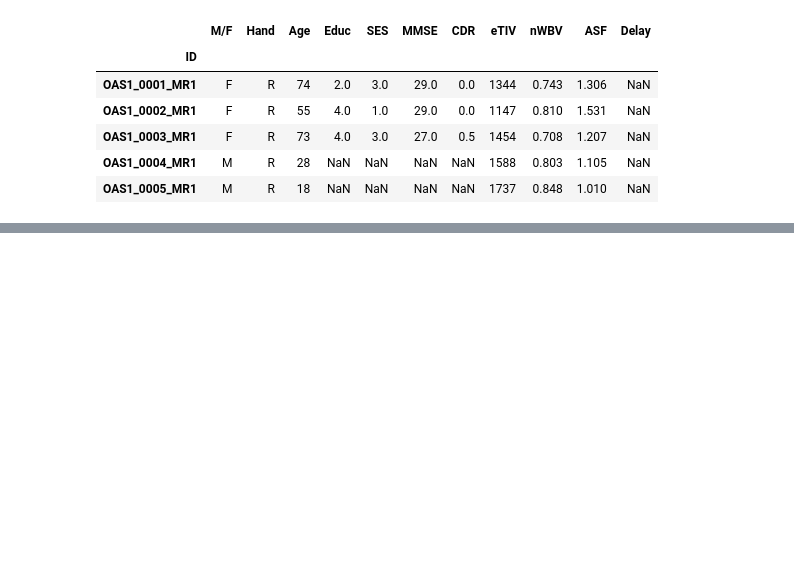
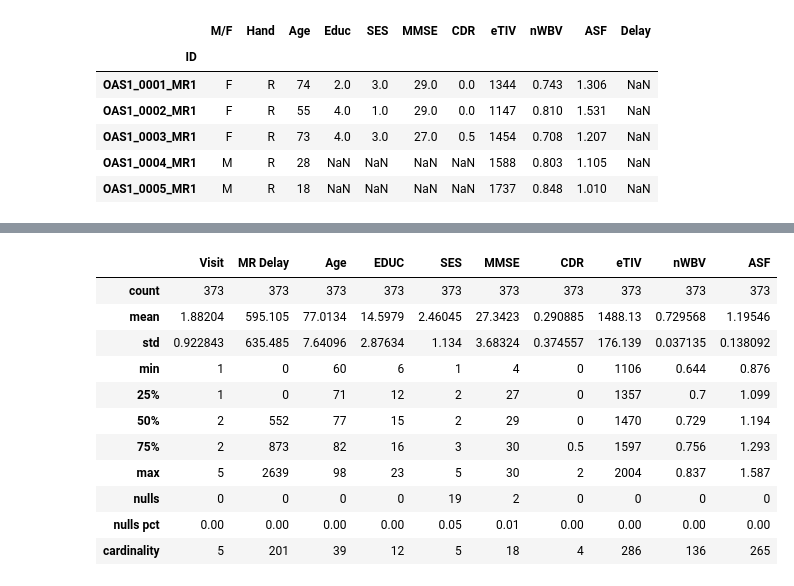
Before and after one commit to jlouie3/Conda_Notebooks, a Jupyter notebook: Projects/DementiaPrediction/1_Intro_and_Import.ipynb, the cells around one changed output, grey strips where cells are left out. Cells and saved outputs as stored; diff of their text form; code cells hidden in the pictures; blank space fills up the shorter version.

```diff
--- a/Projects/DementiaPrediction/1_Intro_and_Import.ipynb
+++ b/Projects/DementiaPrediction/1_Intro_and_Import.ipynb
@@ -212,0 +95,16 @@ TypeError: ("cannot convert the series to <class 'float'>", 'occurred at index H
+# %%
+long_continuous, long_categorical, long_error = get_data_quality_report(long_df)
+long_continuous
+# %% [output]
+|  | Visit | MR Delay | Age | EDUC | SES | MMSE | CDR | eTIV | nWBV | ASF |
+| count | 373 | 373 | 373 | 373 | 373 | 373 | 373 | 373 | 373 | 373 |
+| mean | 1.88204 | 595.105 | 77.0134 | 14.5979 | 2.46045 | 27.3423 | 0.290885 | 1488.13 | 0.729568 | 1.19546 |
+| std | 0.922843 | 635.485 | 7.64096 | 2.87634 | 1.134 | 3.68324 | 0.374557 | 176.139 | 0.037135 | 0.138092 |
+| min | 1 | 0 | 60 | 6 | 1 | 4 | 0 | 1106 | 0.644 | 0.876 |
+| 25% | 1 | 0 | 71 | 12 | 2 | 27 | 0 | 1357 | 0.7 | 1.099 |
+| 50% | 2 | 552 | 77 | 15 | 2 | 29 | 0 | 1470 | 0.729 | 1.194 |
+| 75% | 2 | 873 | 82 | 16 | 3 | 30 | 0.5 | 1597 | 0.756 | 1.293 |
+| max | 5 | 2639 | 98 | 23 | 5 | 30 | 2 | 2004 | 0.837 | 1.587 |
+| nulls | 0 | 0 | 0 | 0 | 19 | 2 | 0 | 0 | 0 | 0 |
+| nulls pct | 0.00 | 0.00 | 0.00 | 0.00 | 0.05 | 0.01 | 0.00 | 0.00 | 0.00 | 0.00 |
+| cardinality | 5 | 201 | 39 | 12 | 5 | 18 | 4 | 286 | 136 | 265 |
```
Also changed, not shown: parts of 8 cells of this notebook, 1 other file.
